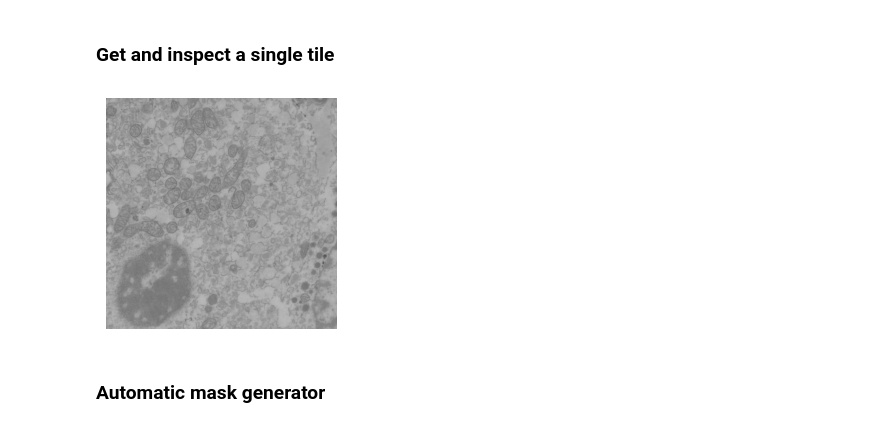
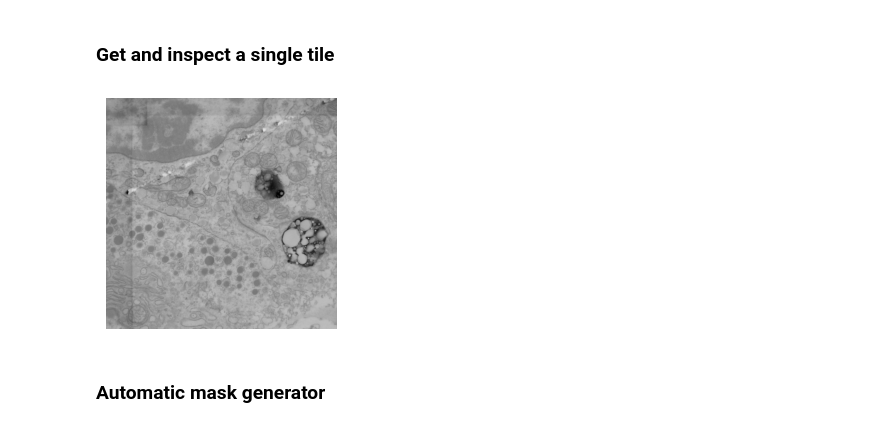
Before and after one commit to amjams/Identify, a Jupyter notebook: scripts/data_analysis/segmentation/demo_SAM_haadf.ipynb, the cells around one changed output. Saved outputs shown, nothing was run; the diff lists cells and outputs as text; code cells hidden in the pictures.

```diff
--- a/scripts/data_analysis/segmentation/demo_SAM_haadf.ipynb
+++ b/scripts/data_analysis/segmentation/demo_SAM_haadf.ipynb
@@ -32,19 +20,19 @@ def show_anns(anns):
 # %% [markdown]
 ### Load the stack of HAADF images
 # %%
-haadf_stack = tf.imread("../primary_data/main_mosaic_5by6_haadf.tiff")
+haadf_stack = tf.imread("../../../../primary_data/main_mosaic_5by6_haadf.tiff")
 # %% [markdown]
 ### Get and inspect a single tile
 # %%
-tile_idx = 0
+tile_idx = 14
 image = haadf_stack[tile_idx,:,:]
 image = cv2.cvtColor(image, cv2.COLOR_GRAY2RGB)
 plt.figure(figsize=(3,3))
 plt.imshow(image)
 plt.axis('off')
 plt.show()
 # %% [output]
-[figure, old version]
+[figure, new version]
 # %% [markdown]
 ### Automatic mask generator
 # %%
```
Also changed, not shown: parts of 8 cells of this notebook, 2 other files.
